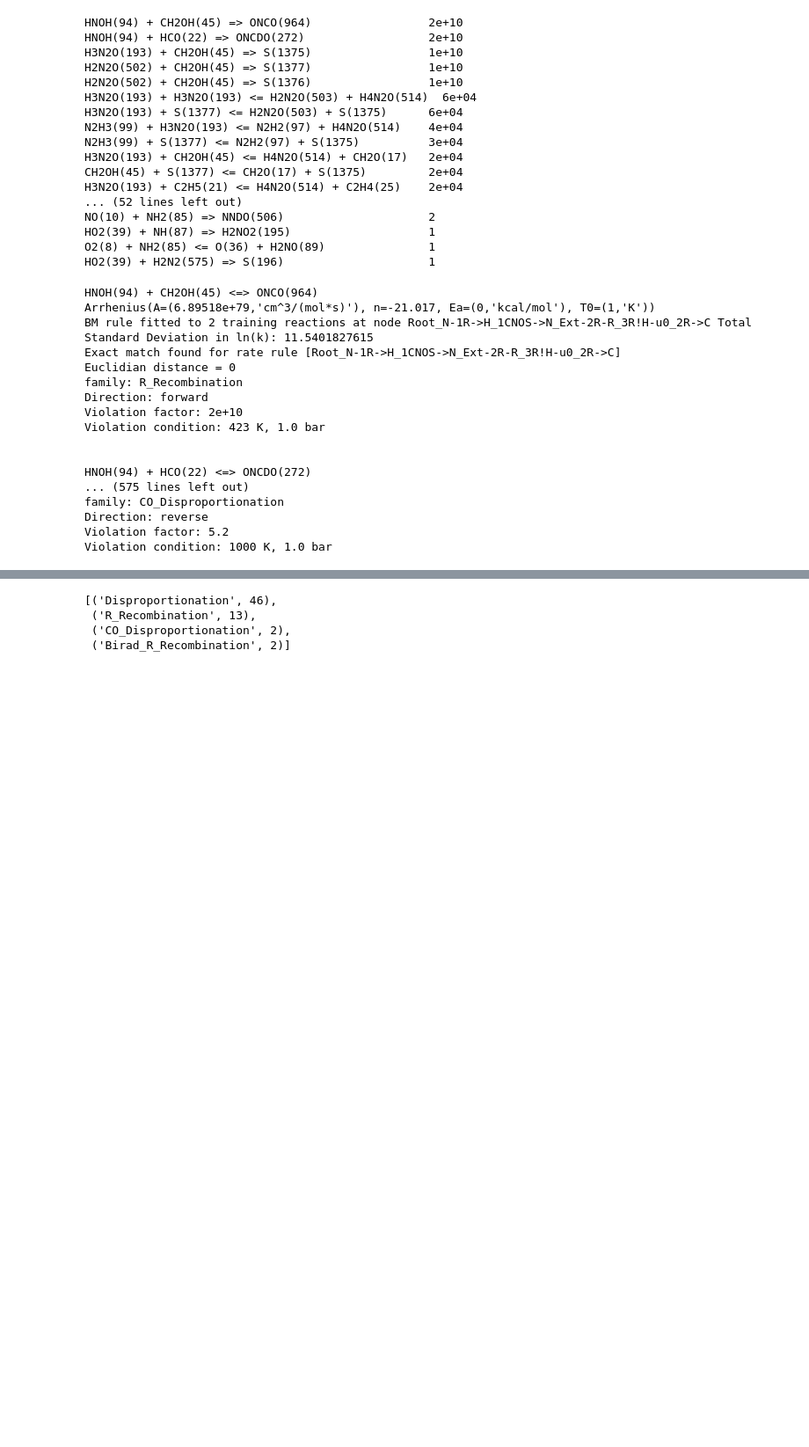
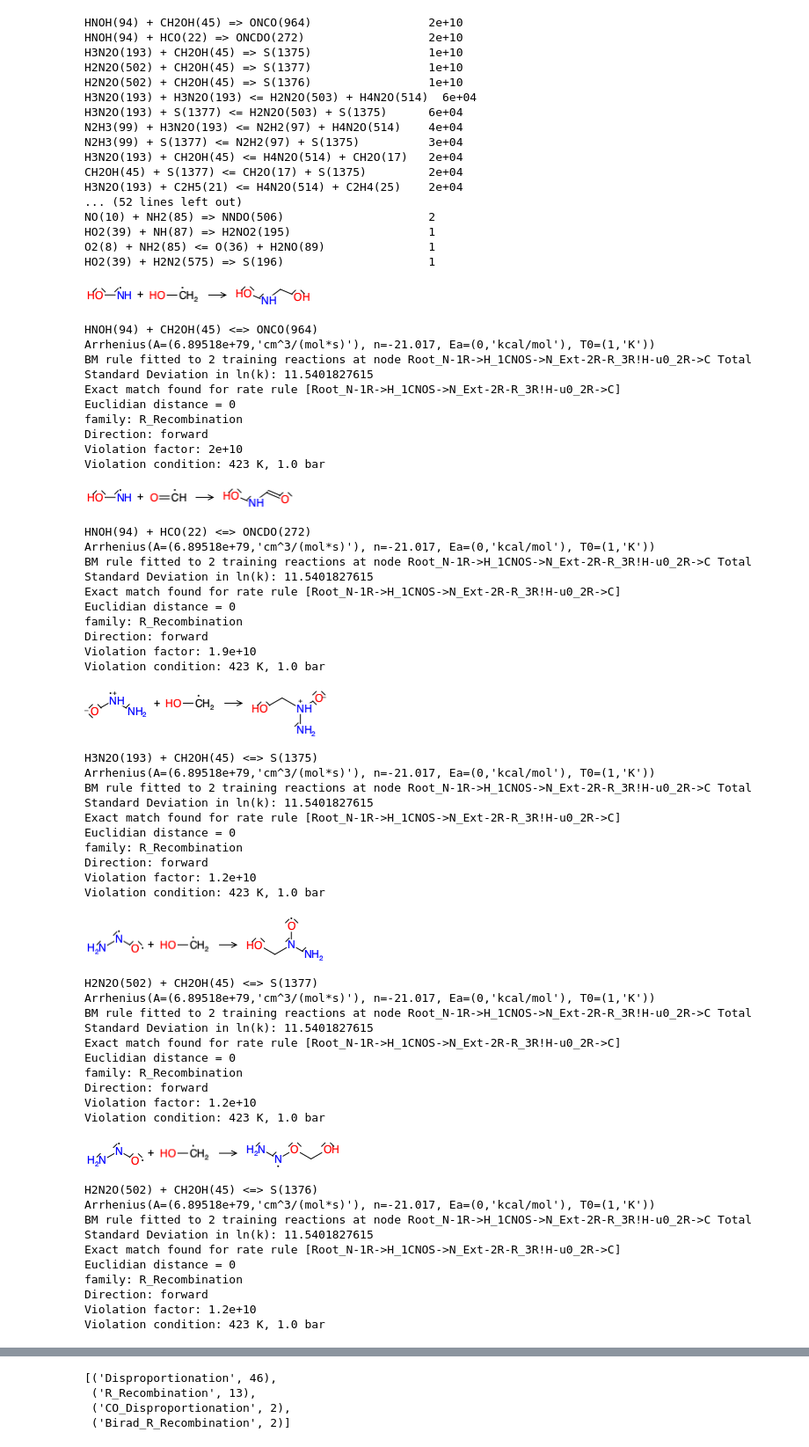
Before and after one commit to ChrisBNEU/HAN, a Jupyter notebook: CanteraModels/Collision_violators.ipynb, the cells around one changed output, grey strips where cells are left out. Shown at 88% size. Drawn from its saved outputs; the diff is of its cells as text; code cells hidden in the pictures; blank space fills up the shorter version.

Commit message:
Draw the reactions in the violators notebook

```diff
--- a/CanteraModels/Collision_violators.ipynb
+++ b/CanteraModels/Collision_violators.ipynb
@@ -178,33 +178,35 @@ for violator in violators:
         comment = 'Kinetic library: {0}'.format(violator[0].library)
     if isinstance(violator[0], PDepReaction):
         comment = 'Network #{0}'.format(violator[0].network)
     direction = violator[1]
     ratio = violator[2]
     condition = violator[3]
 
     problem_species.update(violator[0].reactants)
     problem_species.update(violator[0].products)
 
     m = re.search('family: (.*)', comment)
     if m:
         families[m.group(1)] += 1
     n = re.search('rate rule (.*)', comment)
     if n:
         rate_rules[m.group(1) + n.group(1)] += 1
     n = re.search('using template (\S+)', comment)
     if n:
         templates[m.group(1) + n.group(1)] += 1
 
     if ratio < 5:
         continue # only print the big ones!
 
+    display(violator[0])
     print('{0}\n{1}\n{2}\nDirection: {3}\nViolation factor: {4:.2g}\n'
                       'Violation condition: {5}\n\n'.format(rxn_string, kinetics, comment, direction,
                                                             ratio, condition))
     if isinstance(violator[0], TemplateReaction):
         # although this is the end of the run, restore the original comment
         violator[0].kinetics.comment = comment
 # %% [output]
+[figure, added]
 HNOH(94) + CH2OH(45) <=> ONCO(964)
 Arrhenius(A=(6.89518e+79,'cm^3/(mol*s)'), n=-21.017, Ea=(0,'kcal/mol'), T0=(1,'K'))
 BM rule fitted to 2 training reactions at node Root_N-1R->H_1CNOS->N_Ext-2R-R_3R!H-u0_2R->C Total Standard Deviation in ln(k): 11.5401827615
@@ -214,11 +216,43 @@ family: R_Recombination
 Direction: forward
 Violation factor: 2e+10
 Violation condition: 423 K, 1.0 bar
-
-
-HNOH(94) + HCO(22) <=> ONCDO(272)
-... (575 lines left out)
-family: CO_Disproportionation
-Direction: reverse
-Violation factor: 5.2
-Violation condition: 1000 K, 1.0 bar
+[figure, added]
+HNOH(94) + HCO(22) <=> ONCDO(272)
+Arrhenius(A=(6.89518e+79,'cm^3/(mol*s)'), n=-21.017, Ea=(0,'kcal/mol'), T0=(1,'K'))
+BM rule fitted to 2 training reactions at node Root_N-1R->H_1CNOS->N_Ext-2R-R_3R!H-u0_2R->C Total Standard Deviation in ln(k): 11.5401827615
+Exact match found for rate rule [Root_N-1R->H_1CNOS->N_Ext-2R-R_3R!H-u0_2R->C]
+Euclidian distance = 0
+family: R_Recombination
+Direction: forward
+Violation factor: 1.9e+10
+Violation condition: 423 K, 1.0 bar
+[figure, added]
+H3N2O(193) + CH2OH(45) <=> S(1375)
+Arrhenius(A=(6.89518e+79,'cm^3/(mol*s)'), n=-21.017, Ea=(0,'kcal/mol'), T0=(1,'K'))
+BM rule fitted to 2 training reactions at node Root_N-1R->H_1CNOS->N_Ext-2R-R_3R!H-u0_2R->C Total Standard Deviation in ln(k): 11.5401827615
+Exact match found for rate rule [Root_N-1R->H_1CNOS->N_Ext-2R-R_3R!H-u0_2R->C]
+Euclidian distance = 0
+family: R_Recombination
+Direction: forward
+Violation factor: 1.2e+10
+Violation condition: 423 K, 1.0 bar
+[figure, added]
+H2N2O(502) + CH2OH(45) <=> S(1377)
+Arrhenius(A=(6.89518e+79,'cm^3/(mol*s)'), n=-21.017, Ea=(0,'kcal/mol'), T0=(1,'K'))
+BM rule fitted to 2 training reactions at node Root_N-1R->H_1CNOS->N_Ext-2R-R_3R!H-u0_2R->C Total Standard Deviation in ln(k): 11.5401827615
+Exact match found for rate rule [Root_N-1R->H_1CNOS->N_Ext-2R-R_3R!H-u0_2R->C]
+Euclidian distance = 0
+family: R_Recombination
+Direction: forward
+Violation factor: 1.2e+10
+Violation condition: 423 K, 1.0 bar
+[figure, added]
+H2N2O(502) + CH2OH(45) <=> S(1376)
+Arrhenius(A=(6.89518e+79,'cm^3/(mol*s)'), n=-21.017, Ea=(0,'kcal/mol'), T0=(1,'K'))
+BM rule fitted to 2 training reactions at node Root_N-1R->H_1CNOS->N_Ext-2R-R_3R!H-u0_2R->C Total Standard Deviation in ln(k): 11.5401827615
+Exact match found for rate rule [Root_N-1R->H_1CNOS->N_Ext-2R-R_3R!H-u0_2R->C]
+Euclidian distance = 0
+family: R_Recombination
+Direction: forward
+Violation factor: 1.2e+10
+Violation condition: 423 K, 1.0 bar
```
Also changed, not shown: parts of 1 cell of this notebook, 1 other file.
